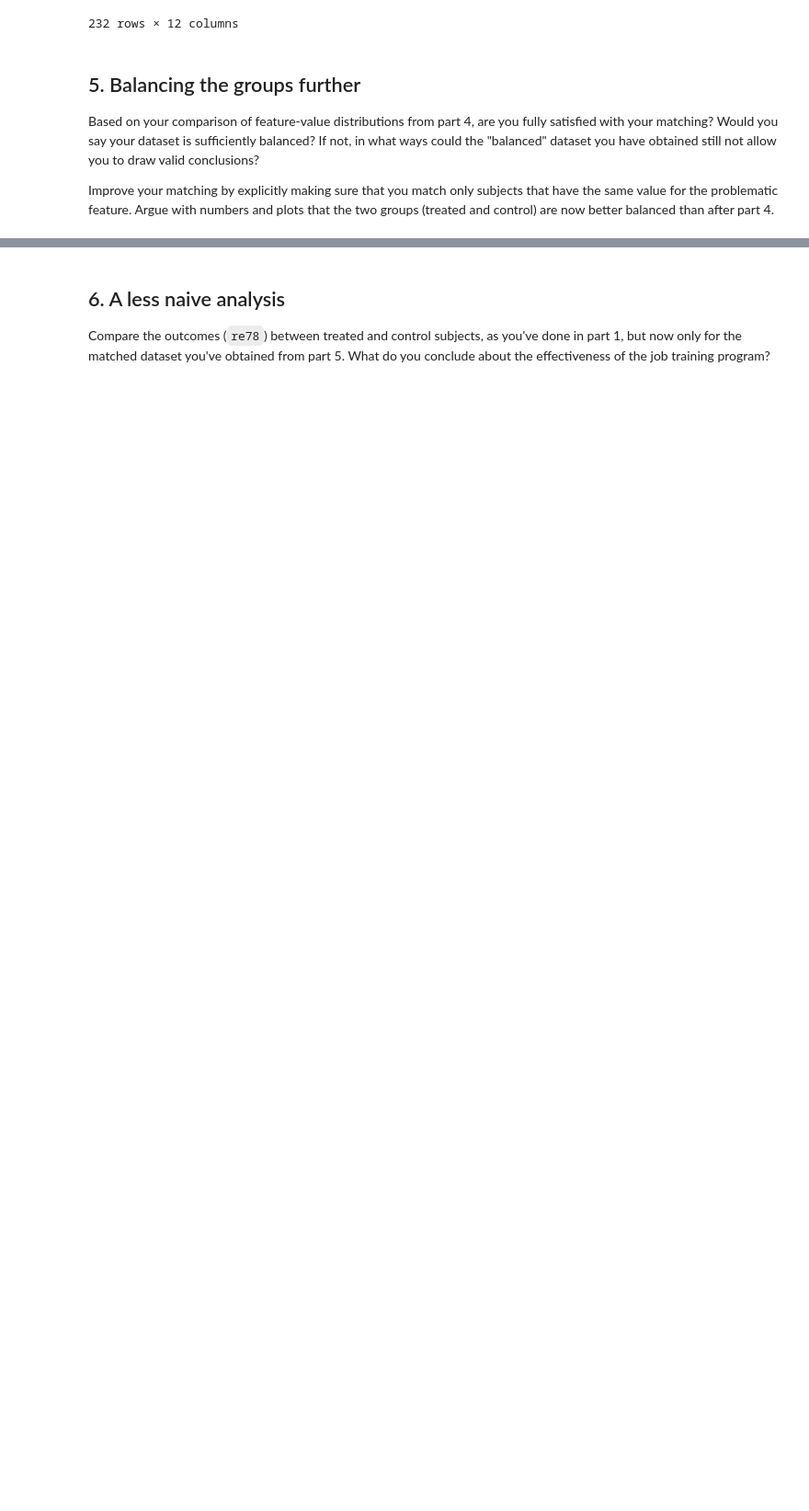
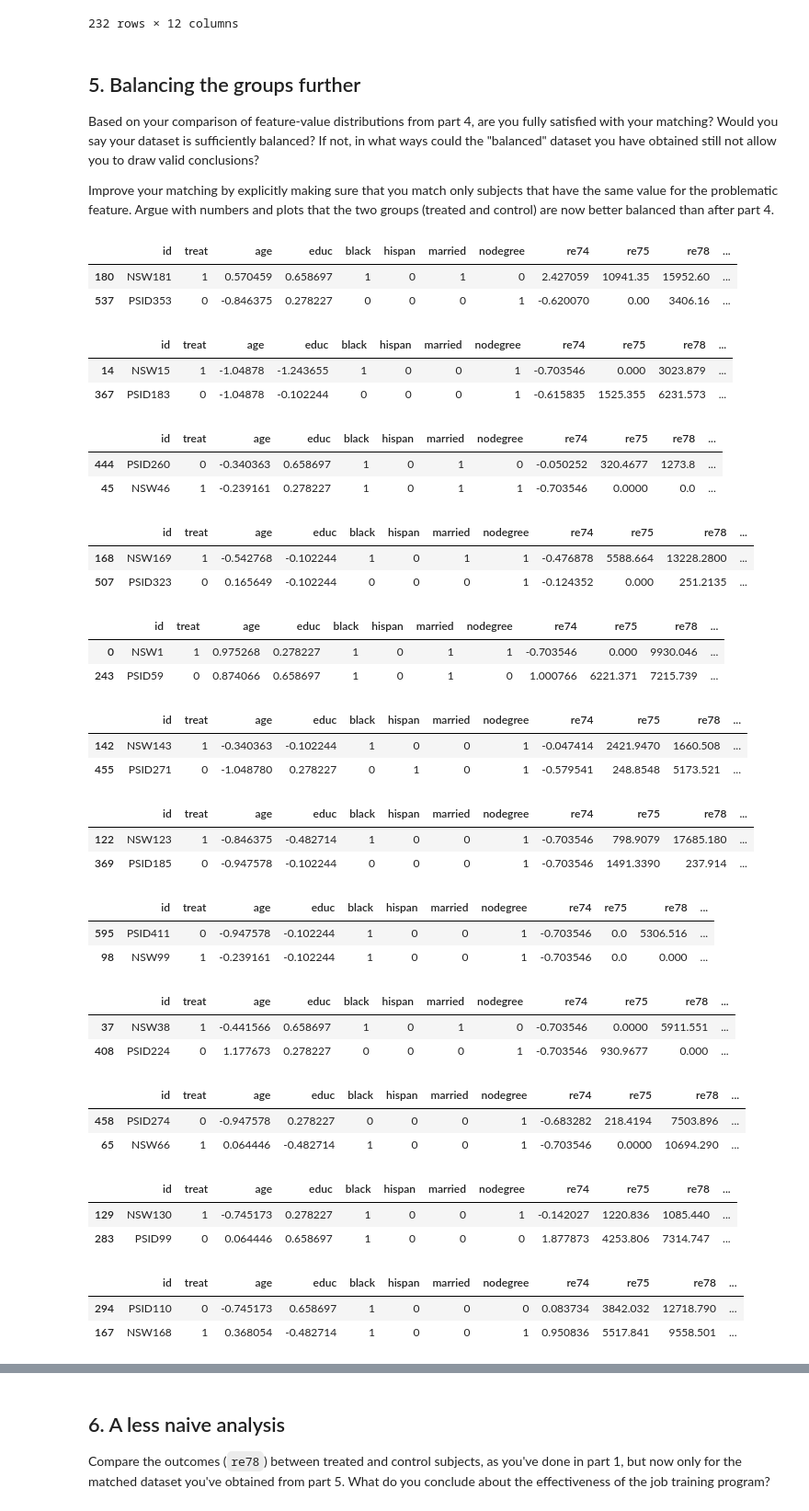
Before and after one commit to thdai2000/ada, a Jupyter notebook: Exercises/05 - Causal analysis of observational data/Observational studies exercise.ipynb, the cells around one changed output, grey strips where cells are left out. Shown at 92% size. Drawn from its saved outputs; the diff is of its cells as text; code cells hidden in the pictures; blank space fills up the shorter version.

```diff
--- a/Exercises/05 - Causal analysis of observational data/Observational studies exercise.ipynb
+++ b/Exercises/05 - Causal analysis of observational data/Observational studies exercise.ipynb
@@ -405,3 +444,44 @@ Improve your matching by explicitly making sure that you match only subjects tha
 Argue with numbers and plots that the two groups (treated and control) are now better balanced than after part 4.
 # %%
 # race is not balanced, why?
+# %%
+for pair in matching:
+    display(df.loc[[pair[0], pair[1]]])
+# those pairs with different races also show larger differences of propensity scores
+# %% [output]
+|  | id | treat | age | educ | black | hispan | married | nodegree | re74 | re75 | re78 | ... |
+| 180 | NSW181 | 1 | 0.570459 | 0.658697 | 1 | 0 | 1 | 0 | 2.427059 | 10941.35 | 15952.60 | ... |
+| 537 | PSID353 | 0 | -0.846375 | 0.278227 | 0 | 0 | 0 | 1 | -0.620070 | 0.00 | 3406.16 | ... |
+|  | id | treat | age | educ | black | hispan | married | nodegree | re74 | re75 | re78 | ... |
+| 14 | NSW15 | 1 | -1.04878 | -1.243655 | 1 | 0 | 0 | 1 | -0.703546 | 0.000 | 3023.879 | ... |
+| 367 | PSID183 | 0 | -1.04878 | -0.102244 | 0 | 0 | 0 | 1 | -0.615835 | 1525.355 | 6231.573 | ... |
+|  | id | treat | age | educ | black | hispan | married | nodegree | re74 | re75 | re78 | ... |
+| 444 | PSID260 | 0 | -0.340363 | 0.658697 | 1 | 0 | 1 | 0 | -0.050252 | 320.4677 | 1273.8 | ... |
+| 45 | NSW46 | 1 | -0.239161 | 0.278227 | 1 | 0 | 1 | 1 | -0.703546 | 0.0000 | 0.0 | ... |
+|  | id | treat | age | educ | black | hispan | married | nodegree | re74 | re75 | re78 | ... |
+| 168 | NSW169 | 1 | -0.542768 | -0.102244 | 1 | 0 | 1 | 1 | -0.476878 | 5588.664 | 13228.2800 | ... |
+| 507 | PSID323 | 0 | 0.165649 | -0.102244 | 0 | 0 | 0 | 1 | -0.124352 | 0.000 | 251.2135 | ... |
+|  | id | treat | age | educ | black | hispan | married | nodegree | re74 | re75 | re78 | ... |
+| 0 | NSW1 | 1 | 0.975268 | 0.278227 | 1 | 0 | 1 | 1 | -0.703546 | 0.000 | 9930.046 | ... |
+| 243 | PSID59 | 0 | 0.874066 | 0.658697 | 1 | 0 | 1 | 0 | 1.000766 | 6221.371 | 7215.739 | ... |
+|  | id | treat | age | educ | black | hispan | married | nodegree | re74 | re75 | re78 | ... |
+| 142 | NSW143 | 1 | -0.340363 | -0.102244 | 1 | 0 | 0 | 1 | -0.047414 | 2421.9470 | 1660.508 | ... |
+| 455 | PSID271 | 0 | -1.048780 | 0.278227 | 0 | 1 | 0 | 1 | -0.579541 | 248.8548 | 5173.521 | ... |
+|  | id | treat | age | educ | black | hispan | married | nodegree | re74 | re75 | re78 | ... |
+| 122 | NSW123 | 1 | -0.846375 | -0.482714 | 1 | 0 | 0 | 1 | -0.703546 | 798.9079 | 17685.180 | ... |
+| 369 | PSID185 | 0 | -0.947578 | -0.102244 | 0 | 0 | 0 | 1 | -0.703546 | 1491.3390 | 237.914 | ... |
+|  | id | treat | age | educ | black | hispan | married | nodegree | re74 | re75 | re78 | ... |
+| 595 | PSID411 | 0 | -0.947578 | -0.102244 | 1 | 0 | 0 | 1 | -0.703546 | 0.0 | 5306.516 | ... |
+| 98 | NSW99 | 1 | -0.239161 | -0.102244 | 1 | 0 | 0 | 1 | -0.703546 | 0.0 | 0.000 | ... |
+|  | id | treat | age | educ | black | hispan | married | nodegree | re74 | re75 | re78 | ... |
+| 37 | NSW38 | 1 | -0.441566 | 0.658697 | 1 | 0 | 1 | 0 | -0.703546 | 0.0000 | 5911.551 | ... |
+| 408 | PSID224 | 0 | 1.177673 | 0.278227 | 0 | 0 | 0 | 1 | -0.703546 | 930.9677 | 0.000 | ... |
+|  | id | treat | age | educ | black | hispan | married | nodegree | re74 | re75 | re78 | ... |
+| 458 | PSID274 | 0 | -0.947578 | 0.278227 | 0 | 0 | 0 | 1 | -0.683282 | 218.4194 | 7503.896 | ... |
+| 65 | NSW66 | 1 | 0.064446 | -0.482714 | 1 | 0 | 0 | 1 | -0.703546 | 0.0000 | 10694.290 | ... |
+|  | id | treat | age | educ | black | hispan | married | nodegree | re74 | re75 | re78 | ... |
+| 129 | NSW130 | 1 | -0.745173 | 0.278227 | 1 | 0 | 0 | 1 | -0.142027 | 1220.836 | 1085.440 | ... |
+| 283 | PSID99 | 0 | 0.064446 | 0.658697 | 1 | 0 | 0 | 0 | 1.877873 | 4253.806 | 7314.747 | ... |
+|  | id | treat | age | educ | black | hispan | married | nodegree | re74 | re75 | re78 | ... |
+| 294 | PSID110 | 0 | -0.745173 | 0.658697 | 1 | 0 | 0 | 0 | 0.083734 | 3842.032 | 12718.790 | ... |
+| 167 | NSW168 | 1 | 0.368054 | -0.482714 | 1 | 0 | 0 | 1 | 0.950836 | 5517.841 | 9558.501 | ... |
```
Also changed, not shown: parts of 7 cells of this notebook, 1 other file.
